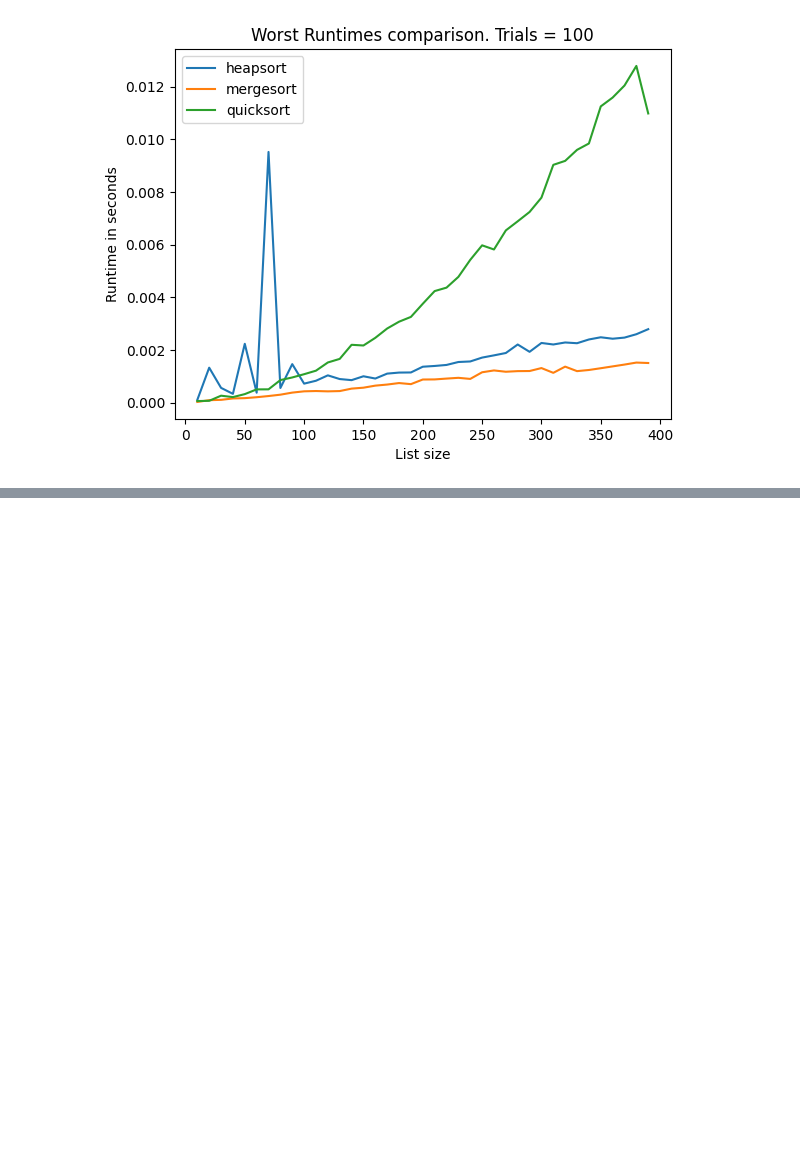
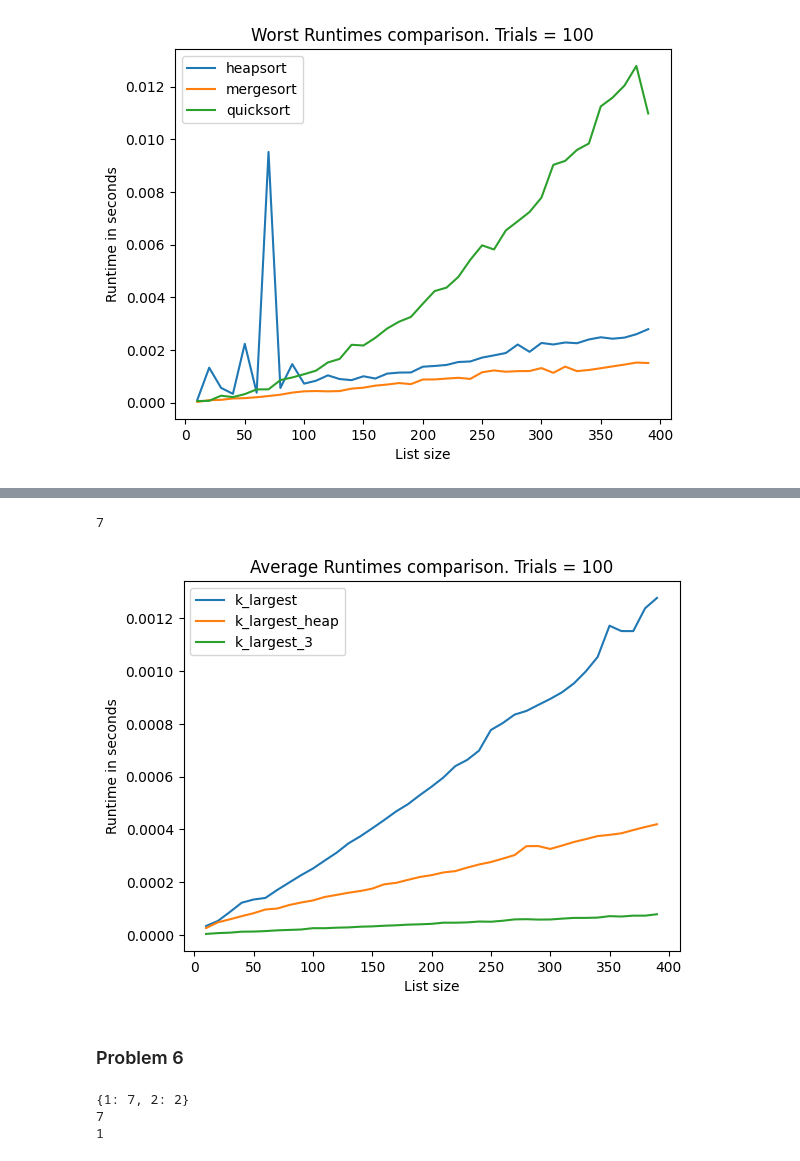
Before and after one commit to ColeDixon78/Algorithms, a Jupyter notebook: Assignment 4/hw4.ipynb, the cells around one changed output, grey strips where cells are left out. Cells and saved outputs as stored; diff of their text form; code cells hidden in the pictures; blank space fills up the shorter version.

Commit message:
finished leetcode problems

```diff
--- a/Assignment 4/hw4.ipynb
+++ b/Assignment 4/hw4.ipynb
@@ -214,0 +264,53 @@ compare_worst(heapsort,mergesort,quicksort)
+# %%
+def k_largest_heap(A,k):
+    build_max_heap(A)
+    for i in range(0,k):
+        A[0] , A[len(A)-1-i] = A[len(A)-1-i], A[0]
+        max_heapify(A,heap_size=len(A)-1-i)
+    return A[-k]
+# %%
+import heapq
+def k_largest_3(A,k):
+    min_heap = []
+    for item in A:
+        if len(min_heap) == k:
+            heapq.heappushpop(min_heap,item)
+        else:
+            heapq.heappush(min_heap,item)
+    return min_heap[0]
+# %%
+def compare_average_k(*algos,max_size = 400,trials = 100):
+    rng = np.random.default_rng()
+    fig, ax = plt.subplots()
+    x_axis = range(10,max_size,10)
+    ax.set_title("Average Runtimes comparison. Trials = " + str(trials))
+    ax.set_xlabel("List size")
+    ax.set_ylabel("Runtime in seconds")
+    for algo in algos:
+        times = []
+        for size in range(10,max_size,10):
+            time = 0
+            for i in range(0,trials):
+                int_list = rng.integers(0,1000,size)
+
+                start = perf_counter()
+                algo(list(int_list),k=10)
+                end = perf_counter()
+
+                time += (end-start)
+            times.append(time/trials)
+
+        ax.plot(x_axis, times, label = f"{algo.__name__}")
+    ax.legend()
+    plt.show()
+# %%
+A = [1,12,34,5,3,7]
+print(k_largest_3(A,3))
+# %% [output]
+7
+# %%
+compare_average_k(k_largest,k_largest_heap,k_largest_3)
+# %% [output]
+[figure, added]
+# %% [markdown]
+### Problem 6
@@ -214,0 +333,7 @@ compare_worst(heapsort,mergesort,quicksort)
+# %%
+A = [1,2,1,1,1,1,1,1,2]
+print(majority_element(A))
+# %% [output]
+{1: 7, 2: 2}
+7
+1
```
Also changed, not shown: parts of 7 cells of this notebook.
